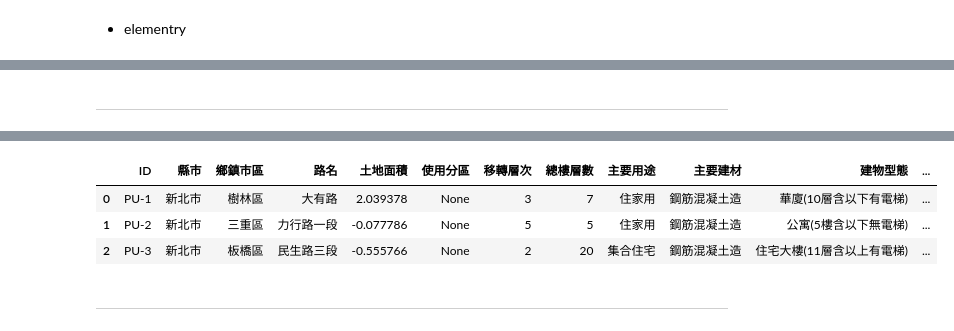
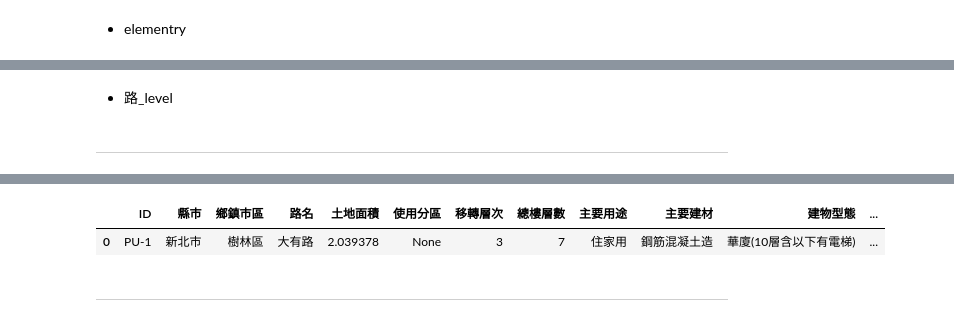
Before and after one commit to BluedreamV1B3/Taiwan-House-Price-Prediction-Competition, a Jupyter notebook: House Price Prediction Competition.ipynb, the cells around one changed output, grey strips where cells are left out. Cells and saved outputs as stored; diff of their text form; code cells hidden in the pictures.

```diff
--- a/House Price Prediction Competition.ipynb
+++ b/House Price Prediction Competition.ipynb
@@ -207,3 +222,6 @@ df.reset_index(inplace=True)
+# %%
+train['縣市_鄉鎮市區_路名'] = train['縣市'] + '_' + train['鄉鎮市區'] + '_' + train['路名']
+test['縣市_鄉鎮市區_路名'] = test['縣市'] + '_' + test['鄉鎮市區'] + '_' + test['路名']
 # %% [markdown]
 * bus station
 # %%
@@ -247,0 +268,12 @@ elementry_test= pd.read_csv("external_data_2/test_elementary.csv")
+# %%
+more_external = pd.read_csv("external_data_2/train_其他外部.csv")
+external_data = more_external[["ID", "附近超商數", "附近全聯數", "R_TPE", "O_TPE", "BR", "BL", "A", "G", "Y", "V", "C", "R_Kao", "O_Kao", "ATM數", "郵局數", "學生教職員總人數_國中", "權重_國中",
+                               "學生教職員總人數_高中", "權重_高中",
+                               "車站級別"]]
+train = pd.merge(train, external_data, on='ID', how='left')
+
+more_external_test = pd.read_csv("external_data_2/test_其他外部.csv")
+external_data_test = more_external_test[["ID", "附近超商數", "附近全聯數", "R_TPE", "O_TPE", "BR", "BL", "A", "G", "Y", "V", "C", "R_Kao", "O_Kao", "ATM數", "郵局數", "學生教職員總人數_國中", "權重_國中",
+                               "學生教職員總人數_高中", "權重_高中",
+                               "車站級別"]]
+test = pd.merge(test, external_data_test, on='ID', how='left')
@@ -250,0 +296,5 @@ test = pd.merge(test, elementry_test, on='ID', how='left')
+# %%
+train_positive_clinic_count = pd.read_csv("external_data_2/positive_clinic_數_train.csv")
+train = pd.merge(train, train_positive_clinic_count, on='ID', how='left')
+test_positive_clinic_count = pd.read_csv("external_data_2/positive_clinic_數_test.csv")
+test= pd.merge(test, test_positive_clinic_count, on='ID', how='left')
@@ -251,3 +324,20 @@ test = pd.merge(test, elementry_test, on='ID', how='left')
+# %% [markdown]
+* 路_level
+# %%
+def determine_level(row):
+    if '大道' in row['路名'] and '路' not in row['路名'] and '街' not in row['路名'] and '巷' not in row['路名']:
+        return '大道'
+    elif '路' in row['路名'] and '街' not in row['路名'] and '巷' not in row['路名']:
+        return '路'
+    elif '街' in row['路名'] and '巷' not in row['路名']:
+        return '街'
+    elif '巷' in row['路名']:
+        return '其他'
+    else:
+        return '其他'
+
+train['路_level'] = train.apply(determine_level, axis=1)
+test['路_level'] = test.apply(determine_level, axis=1)
 # %% [markdown]
 ---
 # %%
@@ -256,12 +346,10 @@ train.head(1)
 |  | ID | 縣市 | 鄉鎮市區 | 路名 | 土地面積 | 使用分區 | 移轉層次 | 總樓層數 | 主要用途 | 主要建材 | 建物型態 | ... |
 | 0 | TR-1 | 台北市 | 大安區 | 敦化南路二段 | -0.256716 | None | 11 | 11 | 住家用 | 鋼筋混凝土造 | 住宅大樓(11層含以上有電梯) | ... |
 # %%
-test.head(3)
+test.head(1)
 # %% [output]
 |  | ID | 縣市 | 鄉鎮市區 | 路名 | 土地面積 | 使用分區 | 移轉層次 | 總樓層數 | 主要用途 | 主要建材 | 建物型態 | ... |
 | 0 | PU-1 | 新北市 | 樹林區 | 大有路 | 2.039378 | None | 3 | 7 | 住家用 | 鋼筋混凝土造 | 華廈(10層含以下有電梯) | ... |
-| 1 | PU-2 | 新北市 | 三重區 | 力行路一段 | -0.077786 | None | 5 | 5 | 住家用 | 鋼筋混凝土造 | 公寓(5樓含以下無電梯) | ... |
-| 2 | PU-3 | 新北市 | 板橋區 | 民生路三段 | -0.555766 | None | 2 | 20 | 集合住宅 | 鋼筋混凝土造 | 住宅大樓(11層含以上有電梯) | ... |
 # %% [markdown]
 ---
 # %%
```
Also changed, not shown: parts of 232 cells of this notebook.
